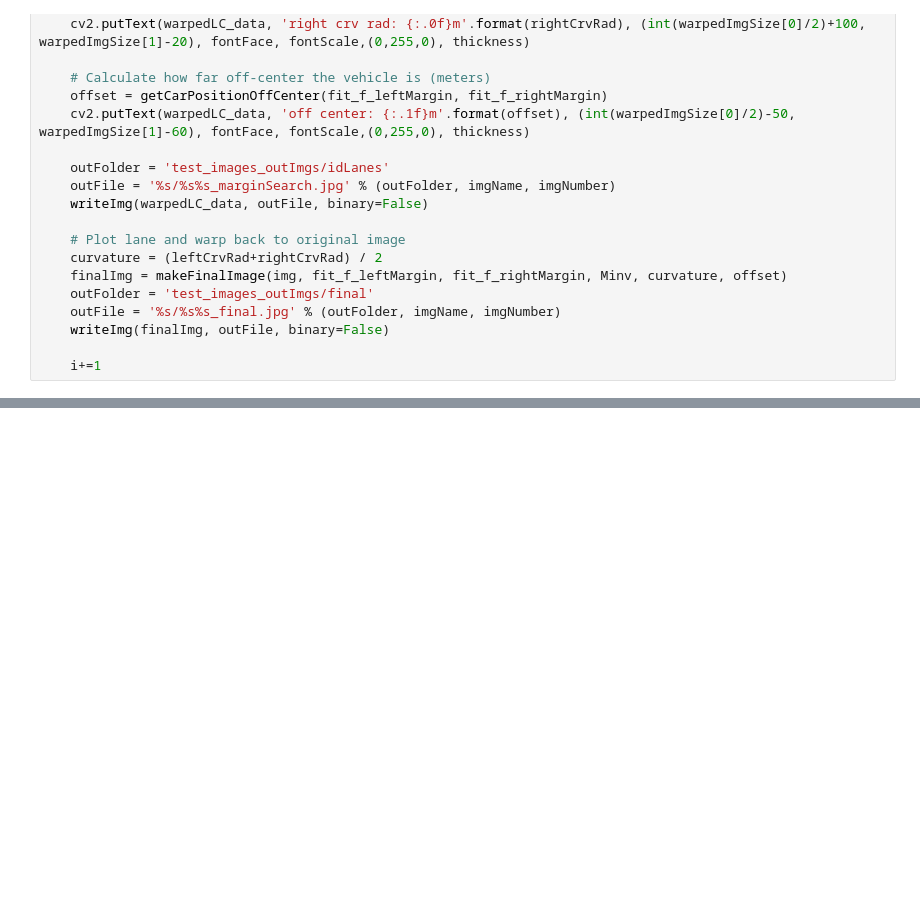
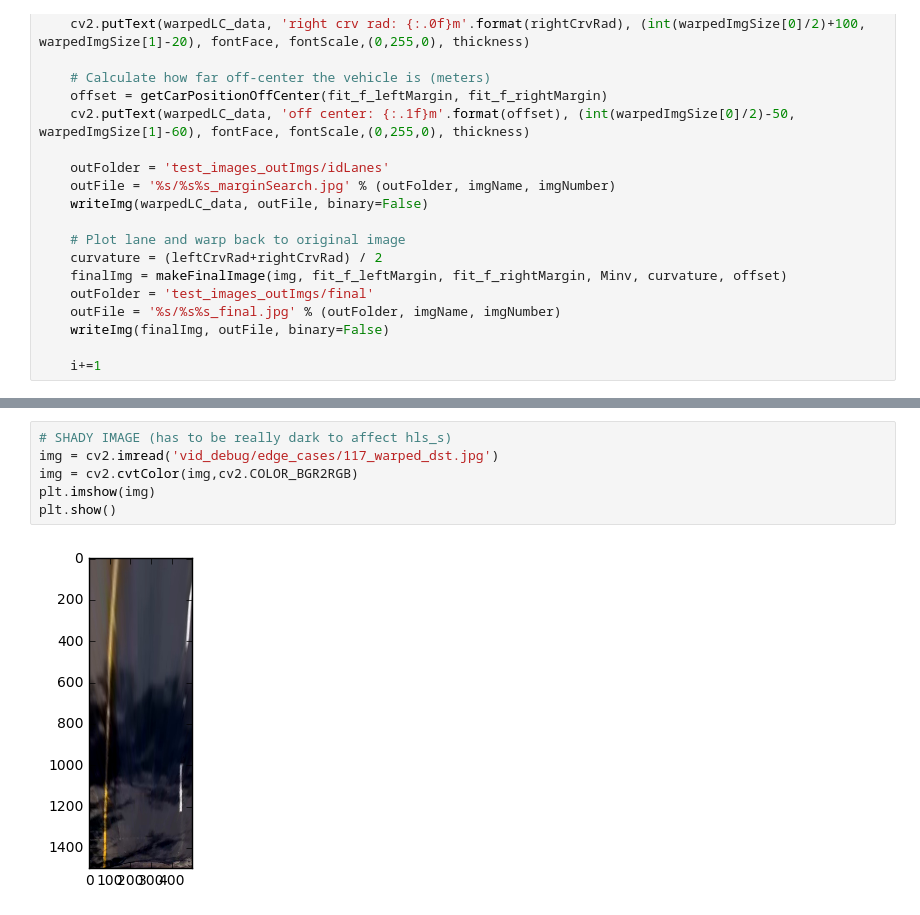
Before and after one commit to merbar/CarND-Advanced-Lane-Lines, a Jupyter notebook: Advanced_lane_lines.ipynb, the cells around one changed output, grey strips where cells are left out. Drawn from its saved outputs; the diff is of its cells as text; blank space fills up the shorter version.

```diff
--- a/Advanced_lane_lines.ipynb
+++ b/Advanced_lane_lines.ipynb
@@ -577,0 +594,8 @@ for imagePath in image_list:
+# %%
+# SHADY IMAGE (has to be really dark to affect hls_s)
+img = cv2.imread('vid_debug/edge_cases/117_warped_dst.jpg')
+img = cv2.cvtColor(img,cv2.COLOR_BGR2RGB)
+plt.imshow(img)
+plt.show()
+# %% [output]
+[figure, added]
```
Also changed, not shown: parts of 2 cells of this notebook, 4 other files.
